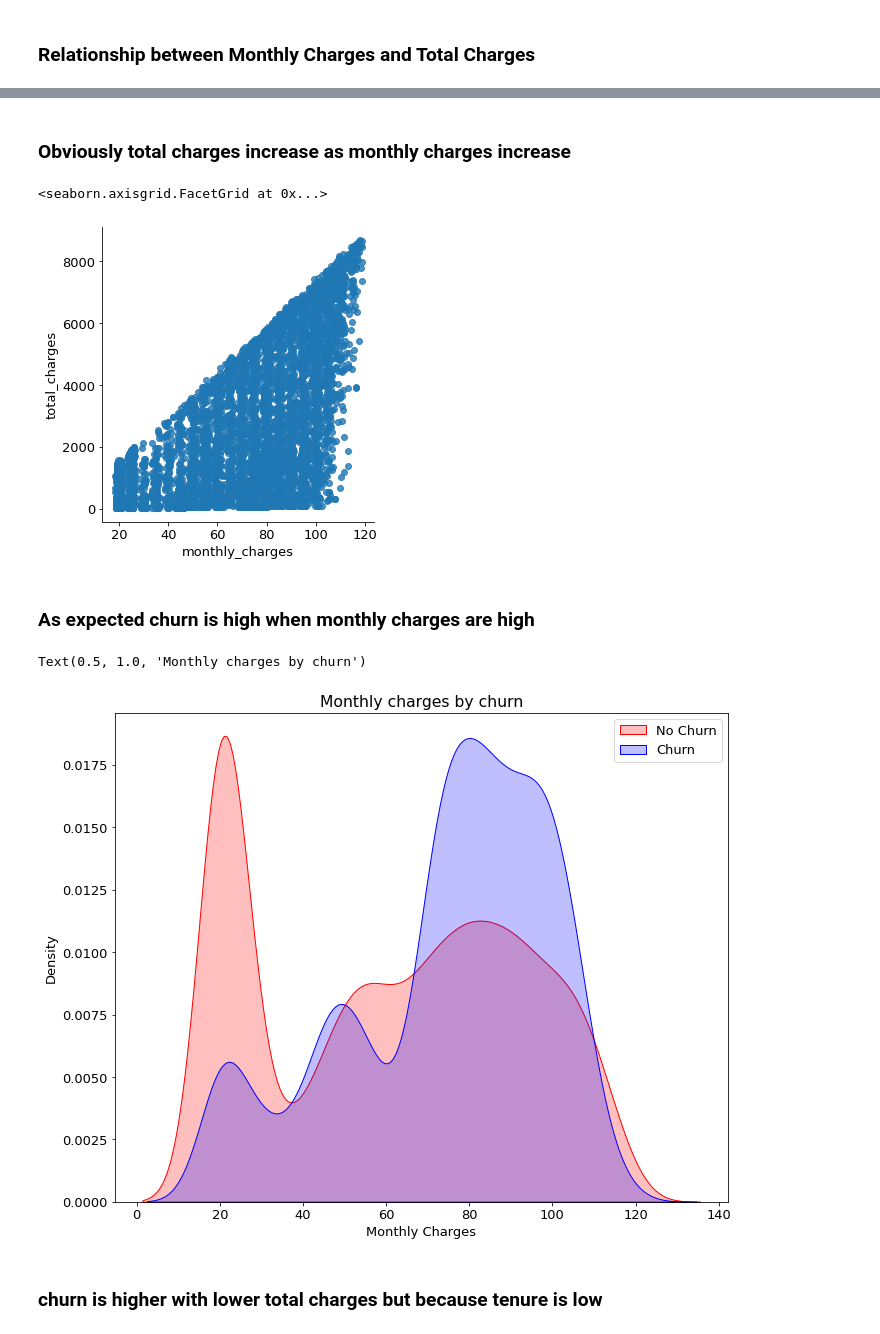
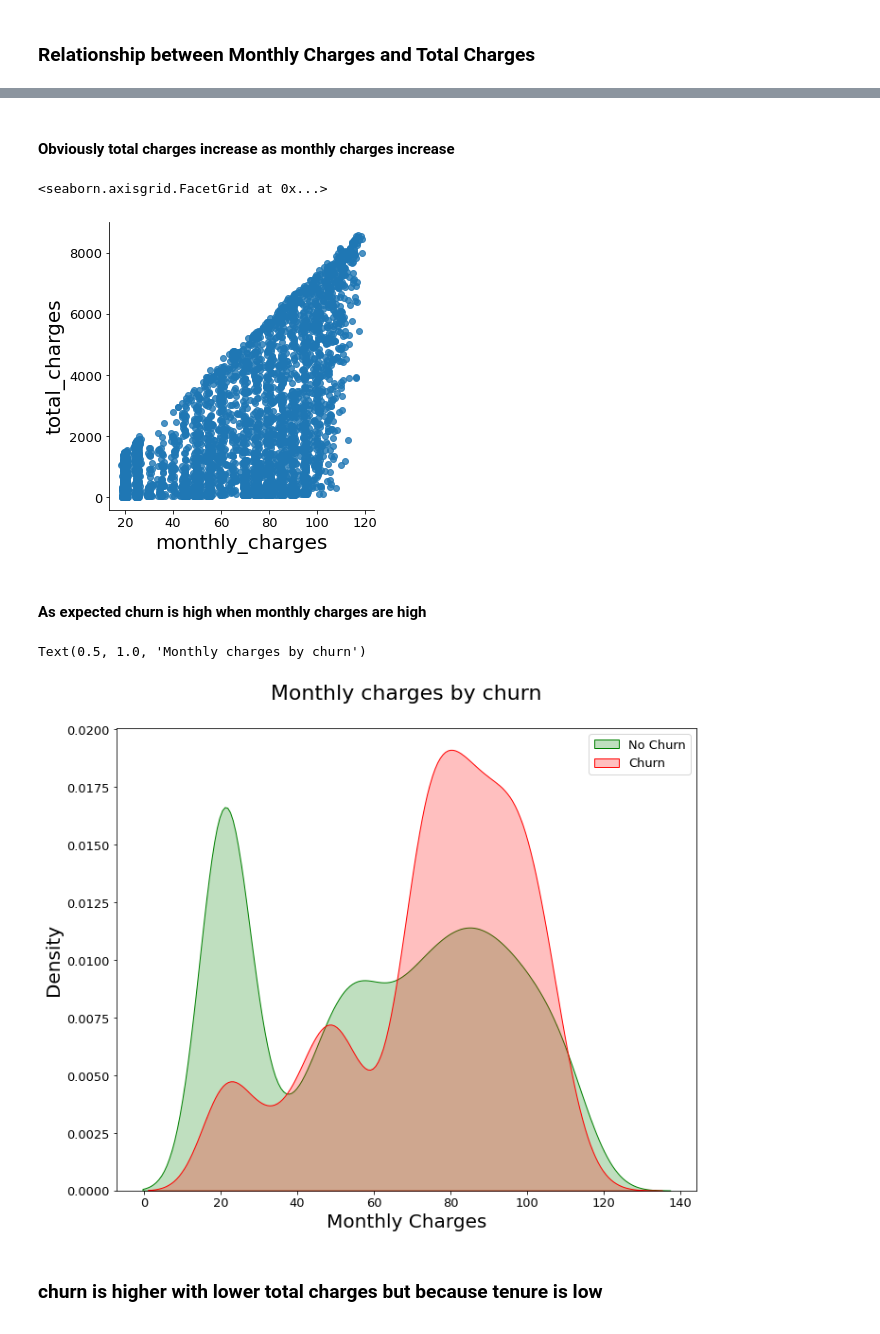
Before and after one commit to raycerna/telco-churn-analysis, a Jupyter notebook: telco_analysis.ipynb, the cells around one changed output, grey strips where cells are left out. Saved outputs shown, nothing was run; the diff lists cells and outputs as text; code cells hidden in the pictures.

```diff
--- a/telco_analysis.ipynb
+++ b/telco_analysis.ipynb
@@ -452,24 +495,24 @@ telco_data_dummies.head()
 # %% [markdown]
-### Obviously total charges increase as monthly charges increase
+#### Obviously total charges increase as monthly charges increase
 # %%
-sns.lmplot(data=telco_data_dummies, x='monthly_charges', y='total_charges', fit_reg=False)
+sns.lmplot(data=train, x='monthly_charges', y='total_charges', fit_reg=False)
 # %% [output]
 <seaborn.axisgrid.FacetGrid at 0x...>
-[figure, old version]
+[figure, new version]
 # %% [markdown]
-### As expected churn is high when monthly charges are high
+#### As expected churn is high when monthly charges are high
 # %%
-Mth = sns.kdeplot(telco_data_dummies.monthly_charges[(telco_data_dummies["churn"] == 0) ],
-                color="Red", shade = True)
-Mth = sns.kdeplot(telco_data_dummies.monthly_charges[(telco_data_dummies["churn"] == 1) ],
-                ax =Mth, color="Blue", shade= True)
+Mth = sns.kdeplot(train.monthly_charges[(train["churn"] == 0) ],
+                color="Green", shade = True)
+Mth = sns.kdeplot(train.monthly_charges[(train["churn"] == 1) ],
+                ax =Mth, color="Red", shade= True)
 Mth.legend(["No Churn","Churn"],loc='upper right')
 Mth.set_ylabel('Density')
 Mth.set_xlabel('Monthly Charges')
 Mth.set_title('Monthly charges by churn')
 # %% [output]
 Text(0.5, 1.0, 'Monthly charges by churn')
-[figure, old version]
+[figure, new version]
 # %% [markdown]
 ### churn is higher with lower total charges but because tenure is low
 # %%
```
Also changed, not shown: parts of 62 cells of this notebook.
